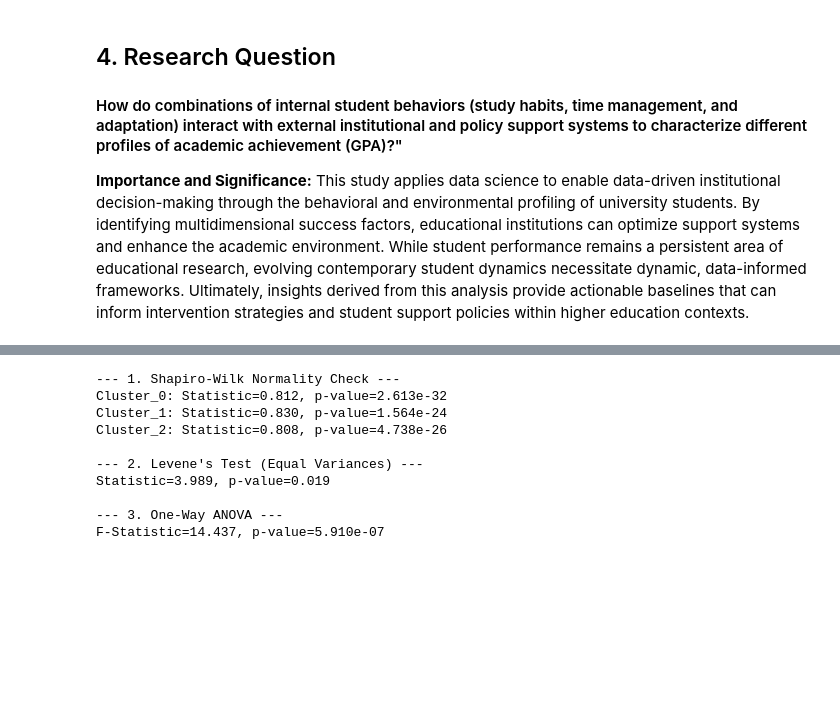
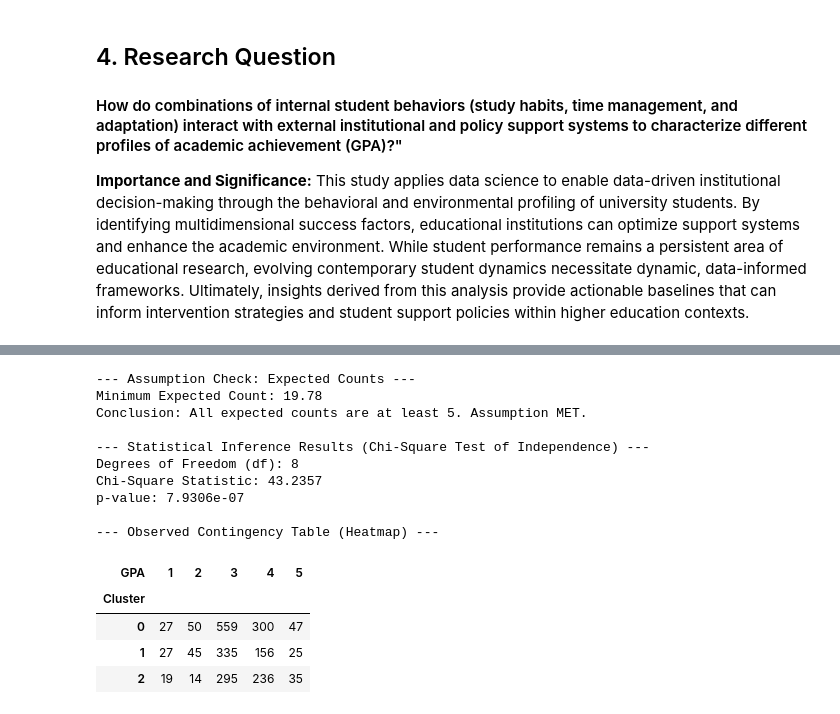
Before and after one commit to axlndy/cbsweg2-cbadvai-cbdatsi-project, a Jupyter notebook: notebooks/cbdatsi_project.ipynb, the cells around one changed output, grey strips where cells are left out. Cells and saved outputs as stored; diff of their text form; code cells hidden in the pictures; blank space fills up the shorter version.

```diff
--- a/notebooks/cbdatsi_project.ipynb
+++ b/notebooks/cbdatsi_project.ipynb
@@ -379,27 +453,29 @@ Cluster Characterization Means:
 # %%
-# --- PHASE 2: STATISTICAL INFERENCE ---
-from src.cbdatsi.inference import run_anova_inference
+from src.cbdatsi.inference import perform_chisquare_independence
 
-# Run statistical checks and ANOVA
-anova_results = run_anova_inference(final_df_clustered)
+# 1. Execute the Chi-Square Test of Independence with assumption check
+chi2_stat, p_value, dof, obs_table = perform_chisquare_independence(
+    final_df_clustered,
+    target_col='GPA',
+    cluster_col='Cluster'
+)
 
-print("--- 1. Shapiro-Wilk Normality Check ---")
-for cluster_name, metrics in anova_results['normality'].items():
-    print(f"{cluster_name}: Statistic={metrics['statistic']:.3f}, p-value={metrics['p_value']:.3e}")
-
-print(f"\n--- 2. Levene's Test (Equal Variances) ---")
-print(f"Statistic={anova_results['levene']['statistic']:.3f}, p-value={anova_results['levene']['p_value']:.3f}")
-
-print(f"\n--- 3. One-Way ANOVA ---")
-print(f"F-Statistic={anova_results['anova']['f_statistic']:.3f}, p-value={anova_results['anova']['p_value']:.3e}")
+# 2. Visualize Contigency Table as a Heatmap
+print("--- Observed Contingency Table (Heatmap) ---")
+display(obs_table.style.background_gradient(cmap='Blues'))
 # %% [output]
---- 1. Shapiro-Wilk Normality Check ---
-Cluster_0: Statistic=0.812, p-value=2.613e-32
-Cluster_1: Statistic=0.830, p-value=1.564e-24
-Cluster_2: Statistic=0.808, p-value=4.738e-26
+--- Assumption Check: Expected Counts ---
+Minimum Expected Count: 19.78
+Conclusion: All expected counts are at least 5. Assumption MET.
 
---- 2. Levene's Test (Equal Variances) ---
-Statistic=3.989, p-value=0.019
+--- Statistical Inference Results (Chi-Square Test of Independence) ---
+Degrees of Freedom (df): 8
+Chi-Square Statistic: 43.2357
+p-value: 7.9306e-07
 
---- 3. One-Way ANOVA ---
-F-Statistic=14.437, p-value=5.910e-07
+--- Observed Contingency Table (Heatmap) ---
+| GPA | 1 | 2 | 3 | 4 | 5 |
+| Cluster |  |  |  |  |  |
+| 0 | 27 | 50 | 559 | 300 | 47 |
+| 1 | 27 | 45 | 335 | 156 | 25 |
+| 2 | 19 | 14 | 295 | 236 | 35 |
```
Also changed, not shown: parts of 12 cells of this notebook, 2 other files.
